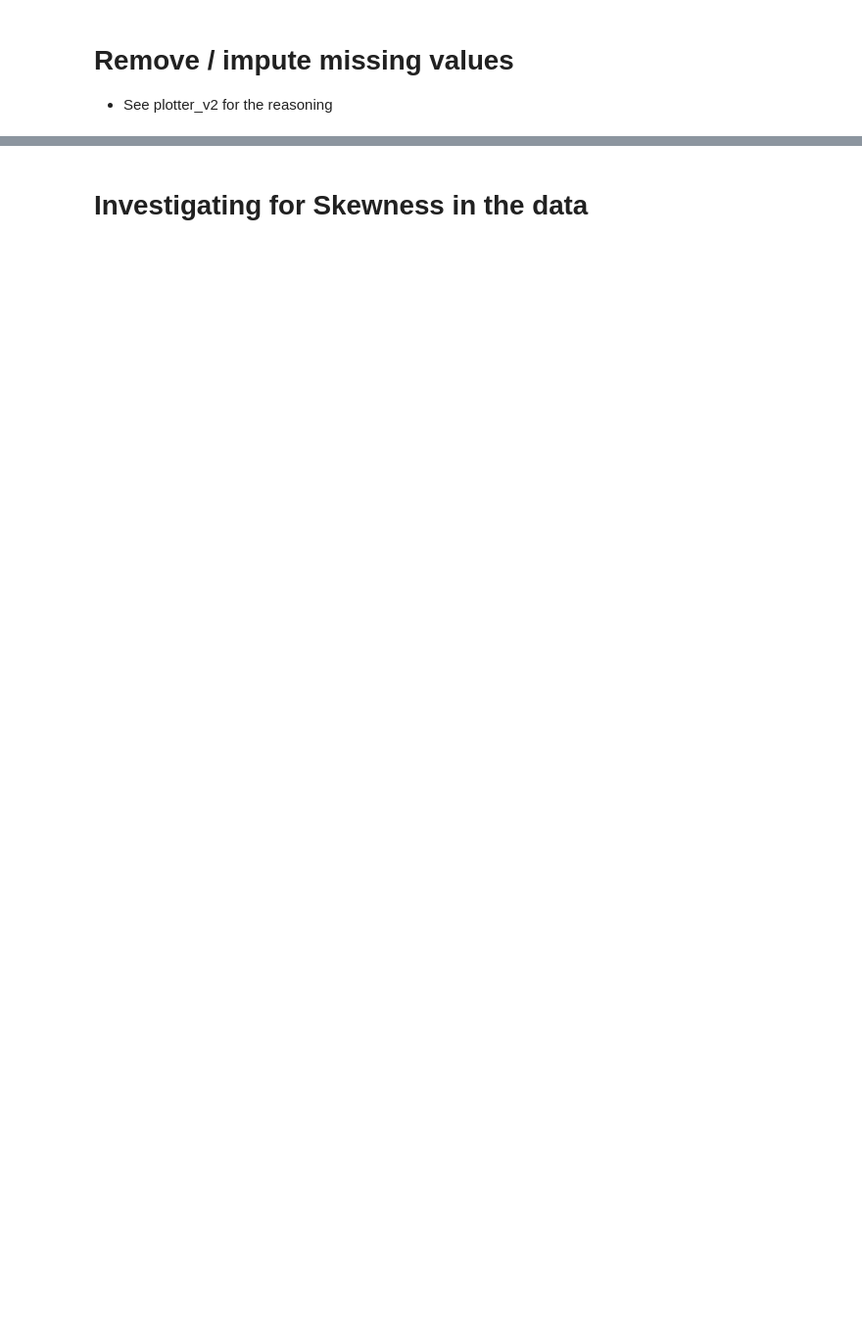
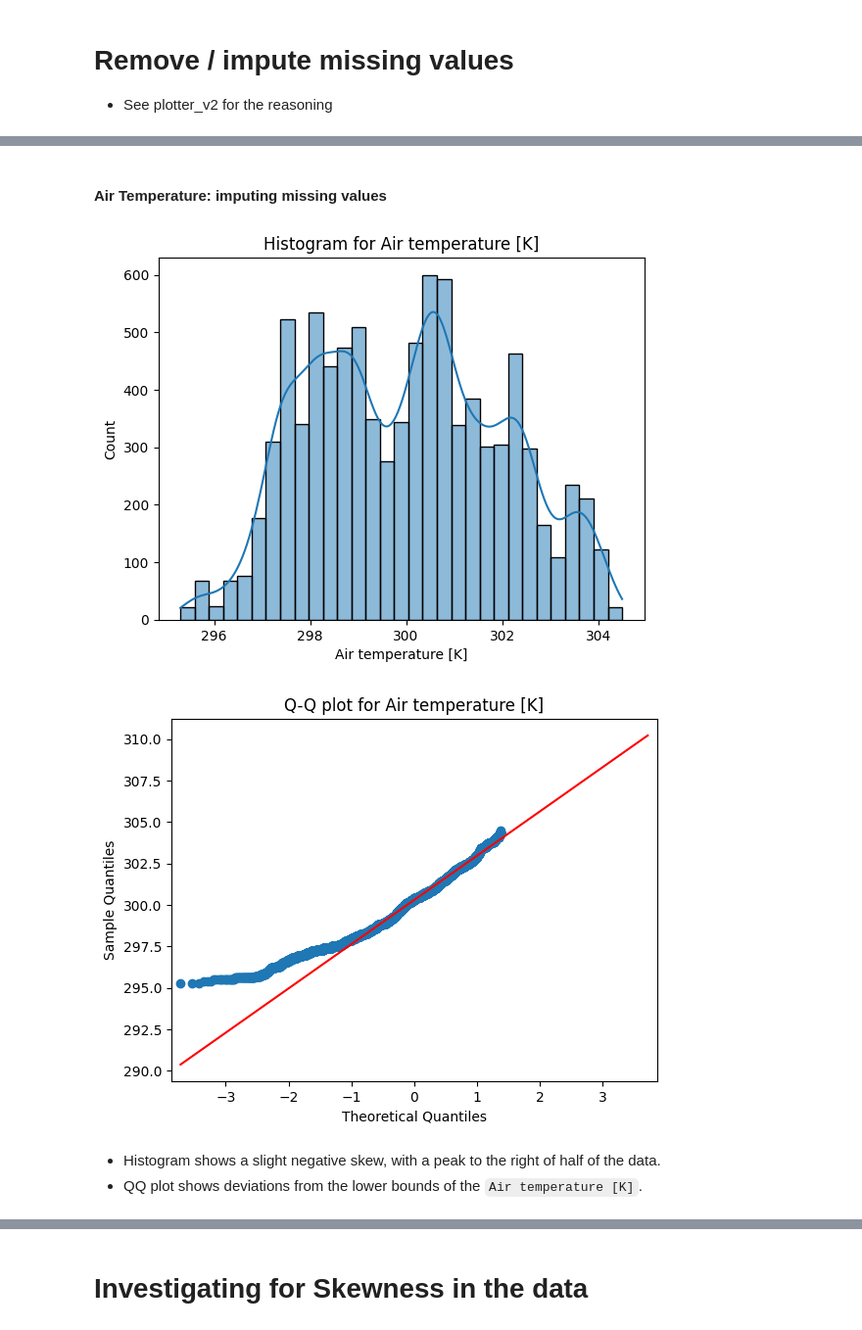
Before and after one commit to ManishKhurmi/exploratory-data-analysis---the-manufacturing-process768, a Jupyter notebook: Milestone_3 refactoring.ipynb, the cells around one changed output, grey strips where cells are left out. Shown at 98% size. Cells and saved outputs as stored; diff of their text form; code cells hidden in the pictures; blank space fills up the shorter version.

```diff
--- a/Milestone_3 refactoring.ipynb
+++ b/Milestone_3 refactoring.ipynb
@@ -178,12 +178,14 @@ class Plotter:
     def __init__(self, df):
         self.df = df
 
-    def plot_hist(self, column_name):
-        self.df[column_name].hist(bins = 40)
+    def histplot(self, column, kde=False):
+        histplot = sns.histplot(self.df[column], kde=kde)
+        plt.title(f'Histogram for {column}')
         plt.show()
 
-    def plot_qq(self, column_name):
-        qq_plot= qqplot(self.df[column_name], scale=1, line ='q')
+    def plot_qq(self, column):
+        qq_plot= qqplot(self.df[column], scale=1, line ='q')
+        plt.title(f'Q-Q plot for {column}')
         plt.show()
 
     def scatter(self, column_name):
@@ -359,0 +408,13 @@ failure_data_without_null = failure_data
+# %% [markdown]
+#### Air Temperature: imputing missing values
+# %%
+# Visualise the data
+plott = Plotter(failure_data)
+plott.histplot('Air temperature [K]', kde = True)
+plott.plot_qq('Air temperature [K]')
+# %% [output]
+[figure, added]
+[figure, added]
+# %% [markdown]
+- Histogram shows a slight negative skew, with a peak to the right of half of the data.
+- QQ plot shows deviations from the lower bounds of the `Air temperature [K]`.
```
Also changed, not shown: parts of 65 cells of this notebook, 2 other files.
